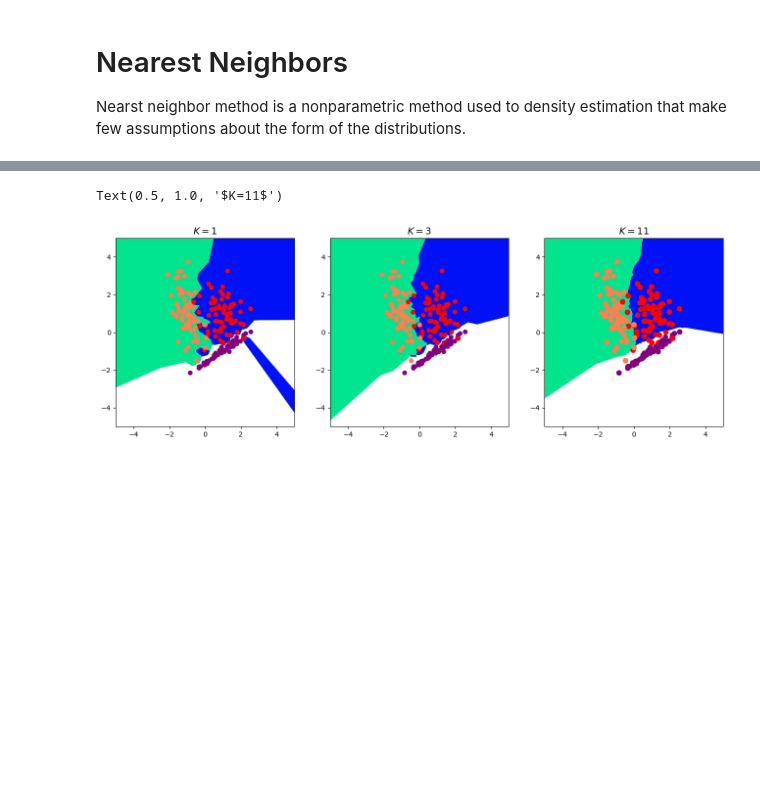
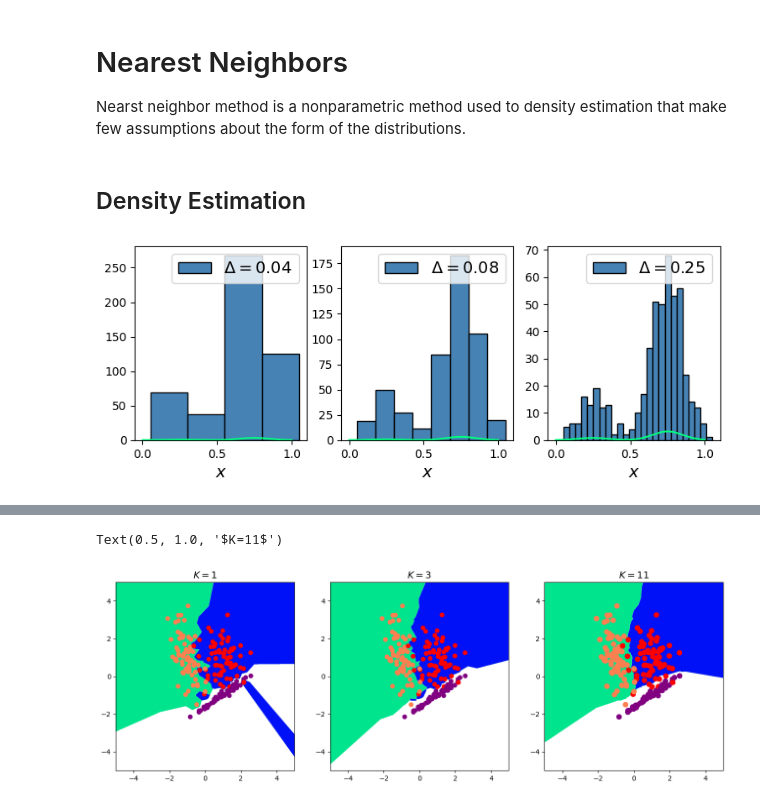
Before and after one commit to YangyangFu/mlax, a Jupyter notebook: 4-knn.ipynb, the cells around one changed output, grey strips where cells are left out. Drawn from its saved outputs; the diff is of its cells as text; code cells hidden in the pictures; blank space fills up the shorter version.

Commit message:
update knn density estimation

```diff
--- a/4-knn.ipynb
+++ b/4-knn.ipynb
@@ -13 +14,45 @@ import matplotlib.pyplot as plt
 from basic.neighbors import NearestNeighborsClassifier
+# %% [markdown]
+## Density Estimation
+# %%
+# define a mixture of two Gaussians
+means = [0.25, 0.75]
+stds = [0.1, 0.1]
+ratio = [0.2, 0.8]
+
+x_space = jnp.linspace(0, 1, 1000)
+
+gaussian0 = jax.scipy.stats.norm.pdf(x_space, means[0], stds[0])
+gaussian1 = jax.scipy.stats.norm.pdf(x_space, means[1], stds[1])
+
+y_space = ratio[0] * gaussian0 + ratio[1] * gaussian1
+
+# sample N points from the mixture
+N = 500
+N1 = int(N * ratio[0])
+N2 = int(N * ratio[1])
+
+sampled_points = jnp.concatenate([jax.random.normal(jax.random.PRNGKey(0), shape=(N1,)) * stds[0] + means[0],
+                                  jax.random.normal(jax.random.PRNGKey(0), shape=(N2,)) * stds[1] + means[1]])
+plt.figure(figsize=(9, 3))
+plt.subplot(1, 3, 1)
+plt.plot(x_space, y_space, color="springgreen")
+plt.hist(sampled_points, bins=4, edgecolor="black", color="steelblue", label="$\\Delta=0.04$")
+plt.xlabel("$x$", fontsize=14)
+plt.legend(fontsize=14)
+
+plt.subplot(1, 3, 2)
+plt.plot(x_space, y_space, color="springgreen")
+plt.hist(sampled_points, bins=8, edgecolor="black", color="steelblue", label="$\\Delta=0.08$")
+plt.xlabel("$x$", fontsize=14)
+plt.legend(fontsize=14)
+
+plt.subplot(1, 3, 3)
+plt.plot(x_space, y_space, color="springgreen")
+plt.hist(sampled_points, bins=25, edgecolor="black", color="steelblue", label="$\\Delta=0.25$")
+plt.xlabel("$x$", fontsize=14)
+plt.legend(fontsize=14)
+
+plt.show()
+# %% [output]
+[figure, added]
```
Also changed, not shown: parts of 5 cells of this notebook, 3 other files.
